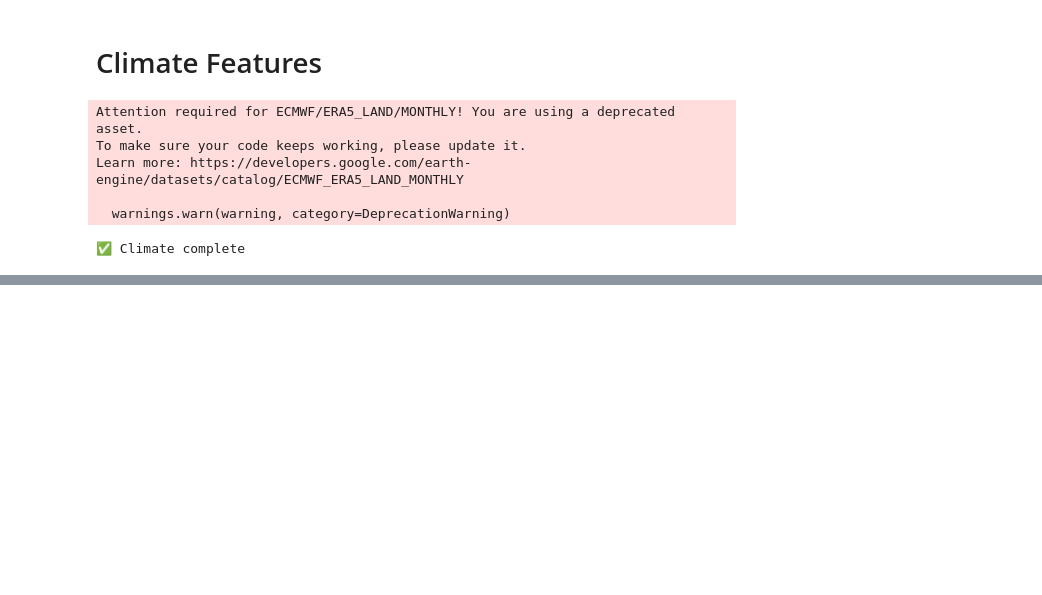
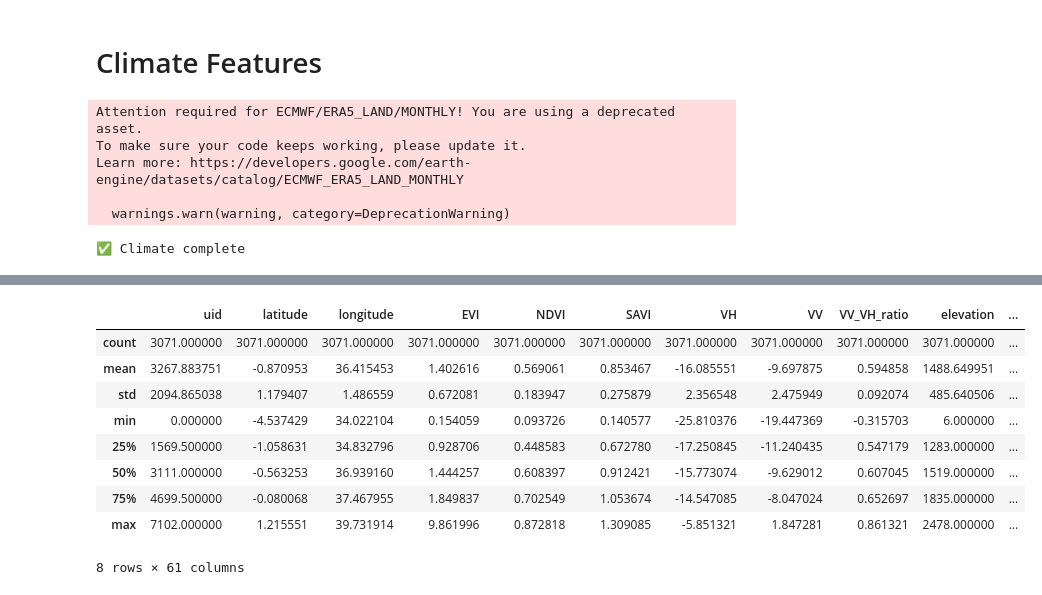
Before and after one commit to irungus/tree-species-ml-pipeline, a Jupyter notebook: notebooks/01_data_extraction.ipynb, the cells around one changed output, grey strips where cells are left out. Cells and saved outputs as stored; diff of their text form; code cells hidden in the pictures; blank space fills up the shorter version.

```diff
--- a/notebooks/01_data_extraction.ipynb
+++ b/notebooks/01_data_extraction.ipynb
@@ -244,0 +312,13 @@ if os.path.exists("data/processed/vegetation.csv"):
+# %%
+df.describe()
+# %% [output]
+|  | uid | latitude | longitude | EVI | NDVI | SAVI | VH | VV | VV_VH_ratio | elevation | ... |
+| count | 3071.000000 | 3071.000000 | 3071.000000 | 3071.000000 | 3071.000000 | 3071.000000 | 3071.000000 | 3071.000000 | 3071.000000 | 3071.000000 | ... |
+| mean | 3267.883751 | -0.870953 | 36.415453 | 1.402616 | 0.569061 | 0.853467 | -16.085551 | -9.697875 | 0.594858 | 1488.649951 | ... |
+| std | 2094.865038 | 1.179407 | 1.486559 | 0.672081 | 0.183947 | 0.275879 | 2.356548 | 2.475949 | 0.092074 | 485.640506 | ... |
+| min | 0.000000 | -4.537429 | 34.022104 | 0.154059 | 0.093726 | 0.140577 | -25.810376 | -19.447369 | -0.315703 | 6.000000 | ... |
+| 25% | 1569.500000 | -1.058631 | 34.832796 | 0.928706 | 0.448583 | 0.672780 | -17.250845 | -11.240435 | 0.547179 | 1283.000000 | ... |
+| 50% | 3111.000000 | -0.563253 | 36.939160 | 1.444257 | 0.608397 | 0.912421 | -15.773074 | -9.629012 | 0.607045 | 1519.000000 | ... |
+| 75% | 4699.500000 | -0.080068 | 37.467955 | 1.849837 | 0.702549 | 1.053674 | -14.547085 | -8.047024 | 0.652697 | 1835.000000 | ... |
+| max | 7102.000000 | 1.215551 | 39.731914 | 9.861996 | 0.872818 | 1.309085 | -5.851321 | 1.847281 | 0.861321 | 2478.000000 | ... |
+8 rows × 61 columns
```
Also changed, not shown: parts of 6 cells of this notebook.
